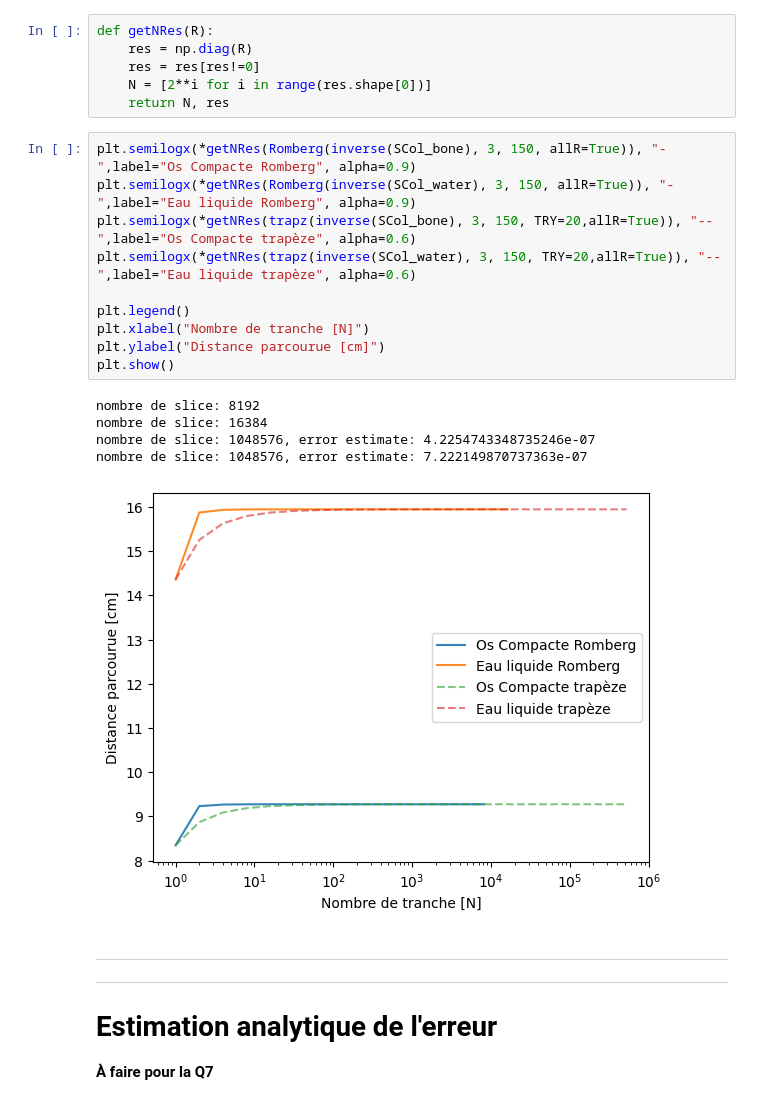
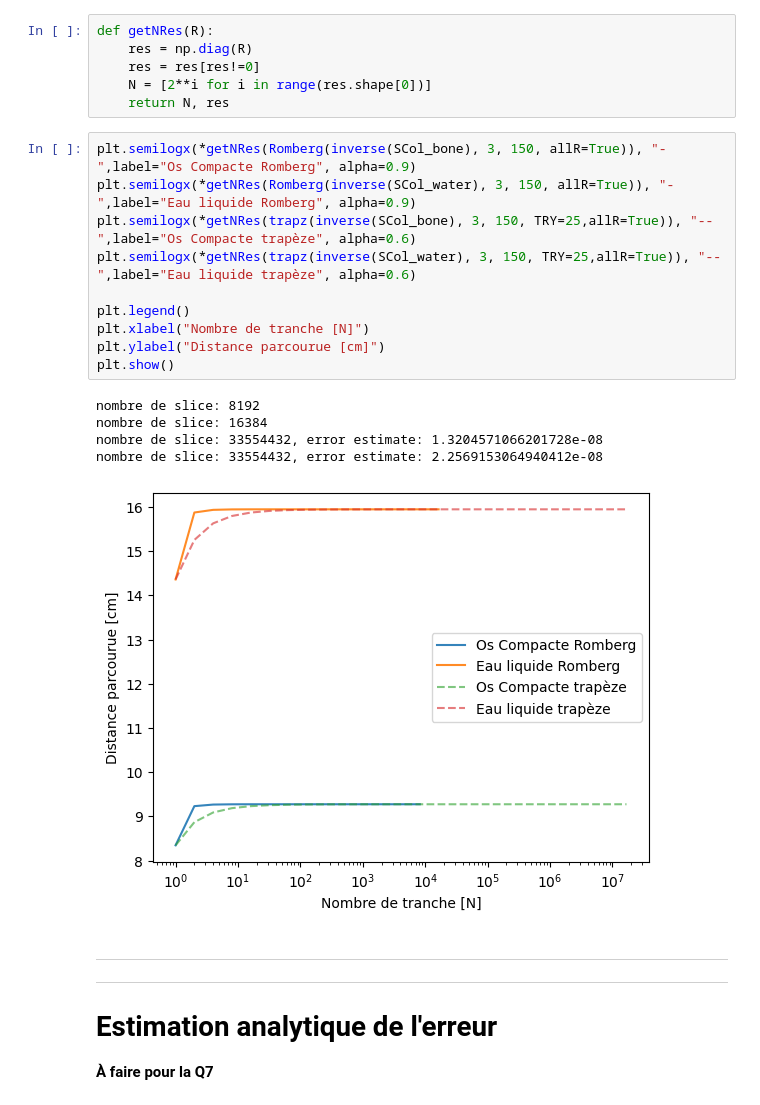
Before and after one commit to craqu/TP_PhysNum, a Jupyter notebook: TP1_AntoineVeillette_EmilePoirier_MichaelHudon.ipynb, the cells around one changed output. Saved outputs shown, nothing was run; the diff lists cells and outputs as text.

```diff
--- a/TP1_AntoineVeillette_EmilePoirier_MichaelHudon.ipynb
+++ b/TP1_AntoineVeillette_EmilePoirier_MichaelHudon.ipynb
@@ -307,19 +321,19 @@ def getNRes(R):
 # %%
 plt.semilogx(*getNRes(Romberg(inverse(SCol_bone), 3, 150, allR=True)), "-",label="Os Compacte Romberg", alpha=0.9)
 plt.semilogx(*getNRes(Romberg(inverse(SCol_water), 3, 150, allR=True)), "-",label="Eau liquide Romberg", alpha=0.9)
-plt.semilogx(*getNRes(trapz(inverse(SCol_bone), 3, 150, TRY=20,allR=True)), "--",label="Os Compacte trapèze", alpha=0.6)
-plt.semilogx(*getNRes(trapz(inverse(SCol_water), 3, 150, TRY=20,allR=True)), "--",label="Eau liquide trapèze", alpha=0.6)
+plt.semilogx(*getNRes(trapz(inverse(SCol_bone), 3, 150, TRY=25,allR=True)), "--",label="Os Compacte trapèze", alpha=0.6)
+plt.semilogx(*getNRes(trapz(inverse(SCol_water), 3, 150, TRY=25,allR=True)), "--",label="Eau liquide trapèze", alpha=0.6)
 
 plt.legend()
 plt.xlabel("Nombre de tranche [N]")
 plt.ylabel("Distance parcourue [cm]")
 plt.show()
 # %% [output]
 nombre de slice: 8192
 nombre de slice: 16384
-nombre de slice: 1048576, error estimate: 4.2254743348735246e-07
-nombre de slice: 1048576, error estimate: 7.222149870737363e-07
+nombre de slice: 33554432, error estimate: 1.3204571066201728e-08
+nombre de slice: 33554432, error estimate: 2.2569153064940412e-08
-[figure, old version]
+[figure, new version]
 # %% [markdown]
 <hr style="border-color:#D4D4D4">
 <hr style="border-color:#D4D4D4">
```
Also changed, not shown: parts of 4 cells of this notebook.
